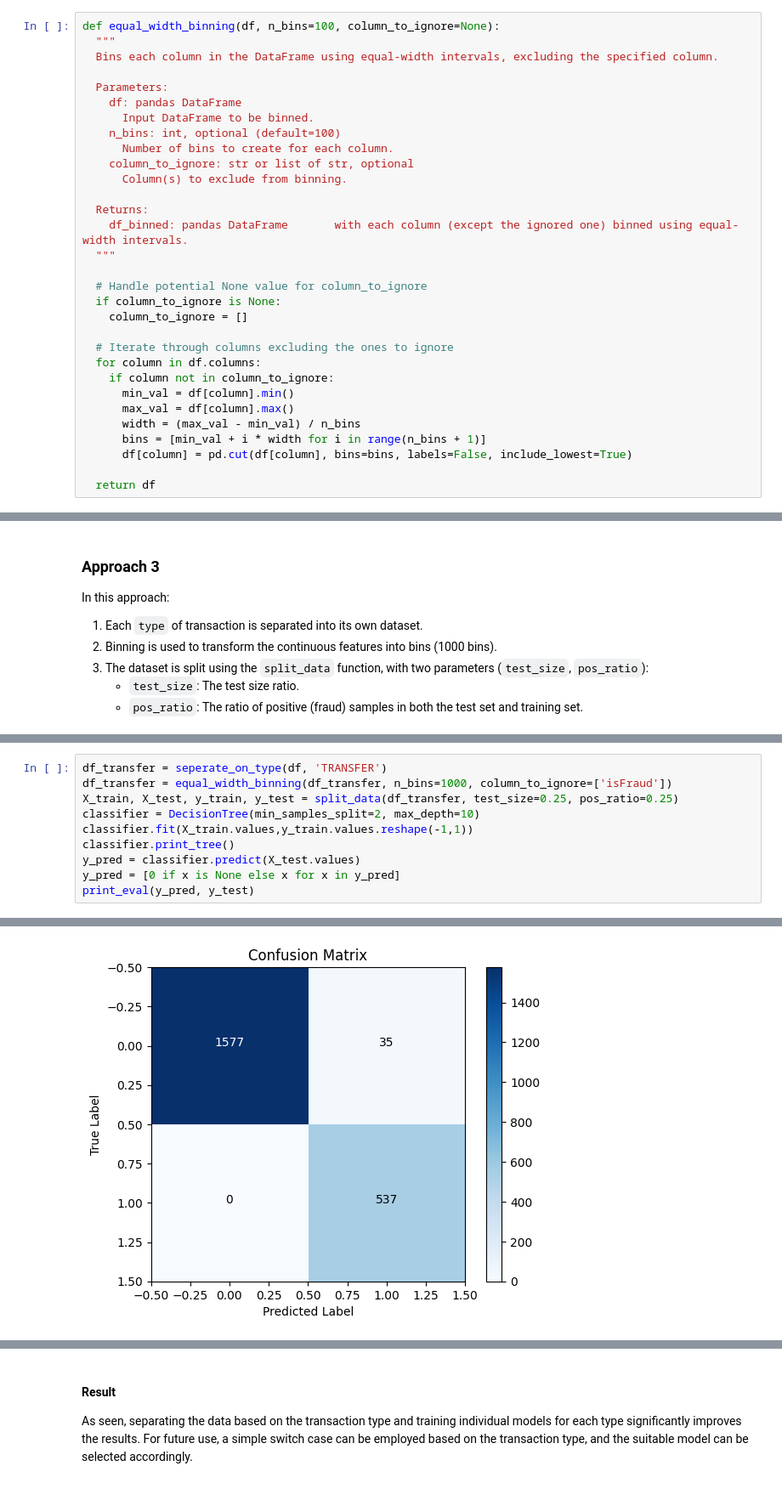
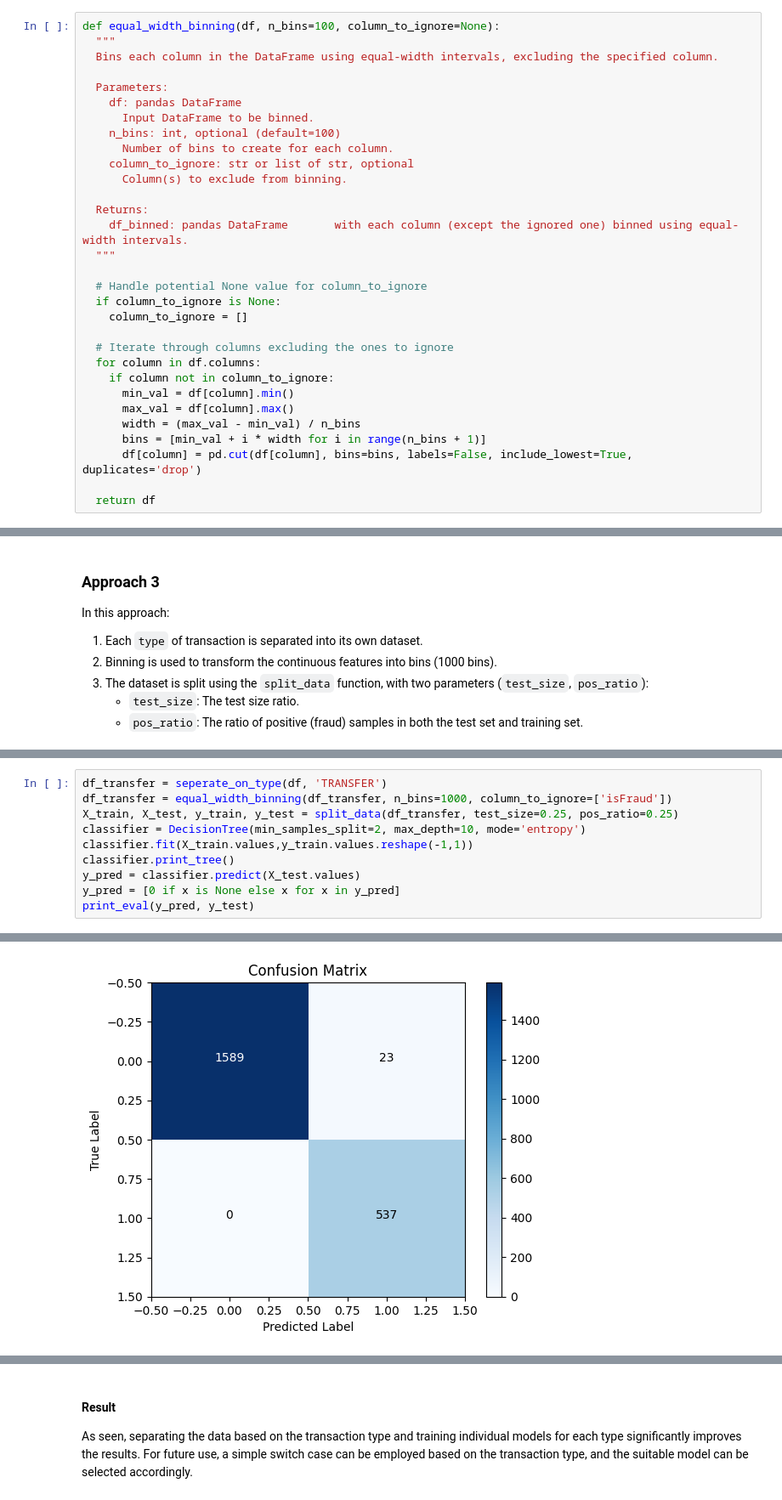
Before and after one commit to Arshiagosh/Online-Fraud-Transaction-Detection, a Jupyter notebook: main.ipynb, the cells around one changed output, grey strips where cells are left out. Shown at 85% size. Saved outputs shown, nothing was run; the diff lists cells and outputs as text.

```diff
--- a/main.ipynb
+++ b/main.ipynb
@@ -155,7 +155,7 @@ def equal_width_binning(df, n_bins=100, column_to_ignore=None):
       max_val = df[column].max()
       width = (max_val - min_val) / n_bins
       bins = [min_val + i * width for i in range(n_bins + 1)]
-      df[column] = pd.cut(df[column], bins=bins, labels=False, include_lowest=True)
+      df[column] = pd.cut(df[column], bins=bins, labels=False, include_lowest=True, duplicates='drop')
 
   return df
 # %% [markdown]
@@ -390,7 +436,7 @@ In this approach:
 df_transfer = seperate_on_type(df, 'TRANSFER')
 df_transfer = equal_width_binning(df_transfer, n_bins=1000, column_to_ignore=['isFraud'])
 X_train, X_test, y_train, y_test = split_data(df_transfer, test_size=0.25, pos_ratio=0.25)
-classifier = DecisionTree(min_samples_split=2, max_depth=10)
+classifier = DecisionTree(min_samples_split=2, max_depth=10, mode='entropy')
 classifier.fit(X_train.values,y_train.values.reshape(-1,1))
 classifier.print_tree()
 y_pred = classifier.predict(X_test.values)
@@ -416,2 +462,2 @@ X_1 ? 0.2065869320464182
  [   0  537]]
-[figure, old version]
+[figure, new version]
```
Also changed, not shown: parts of 25 cells of this notebook.
